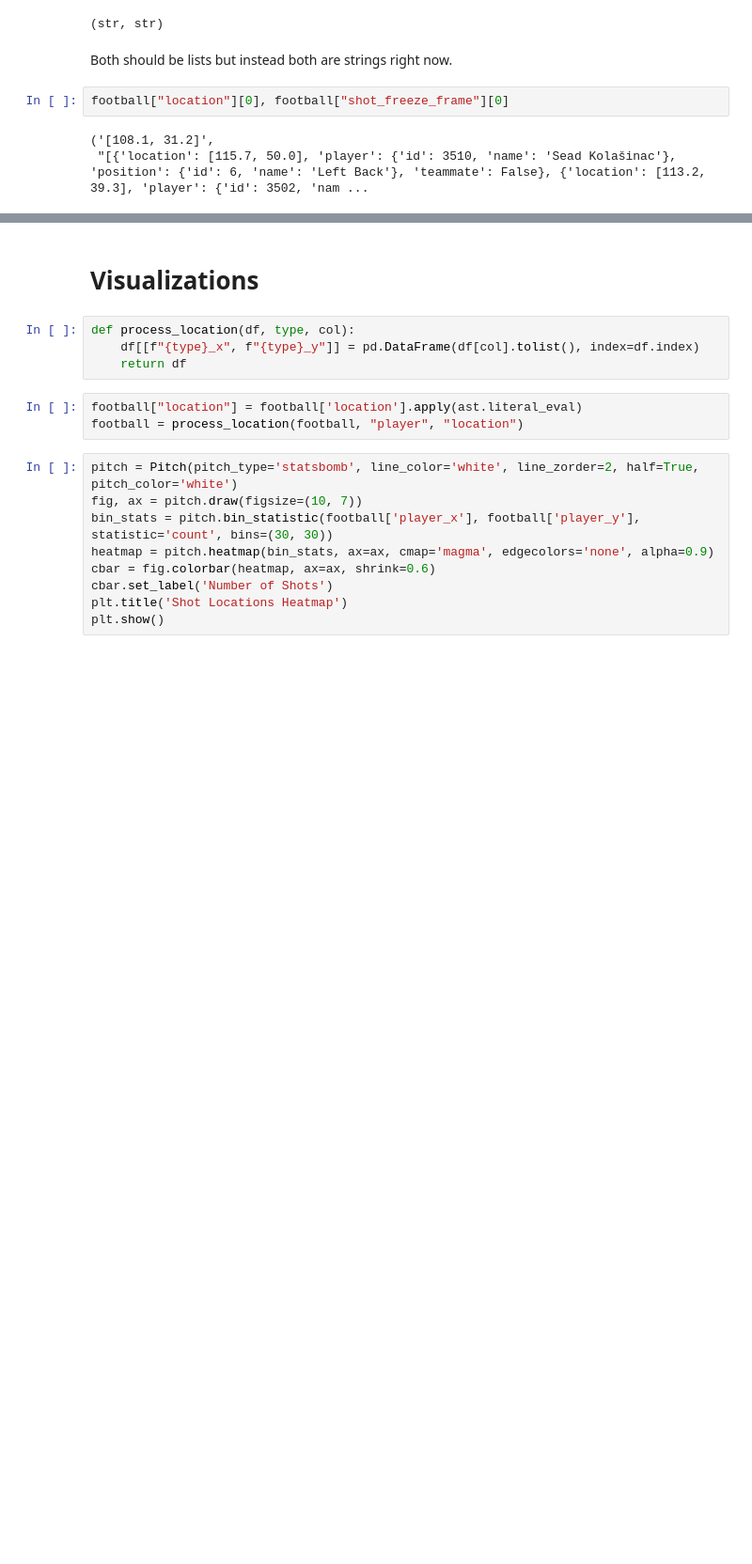
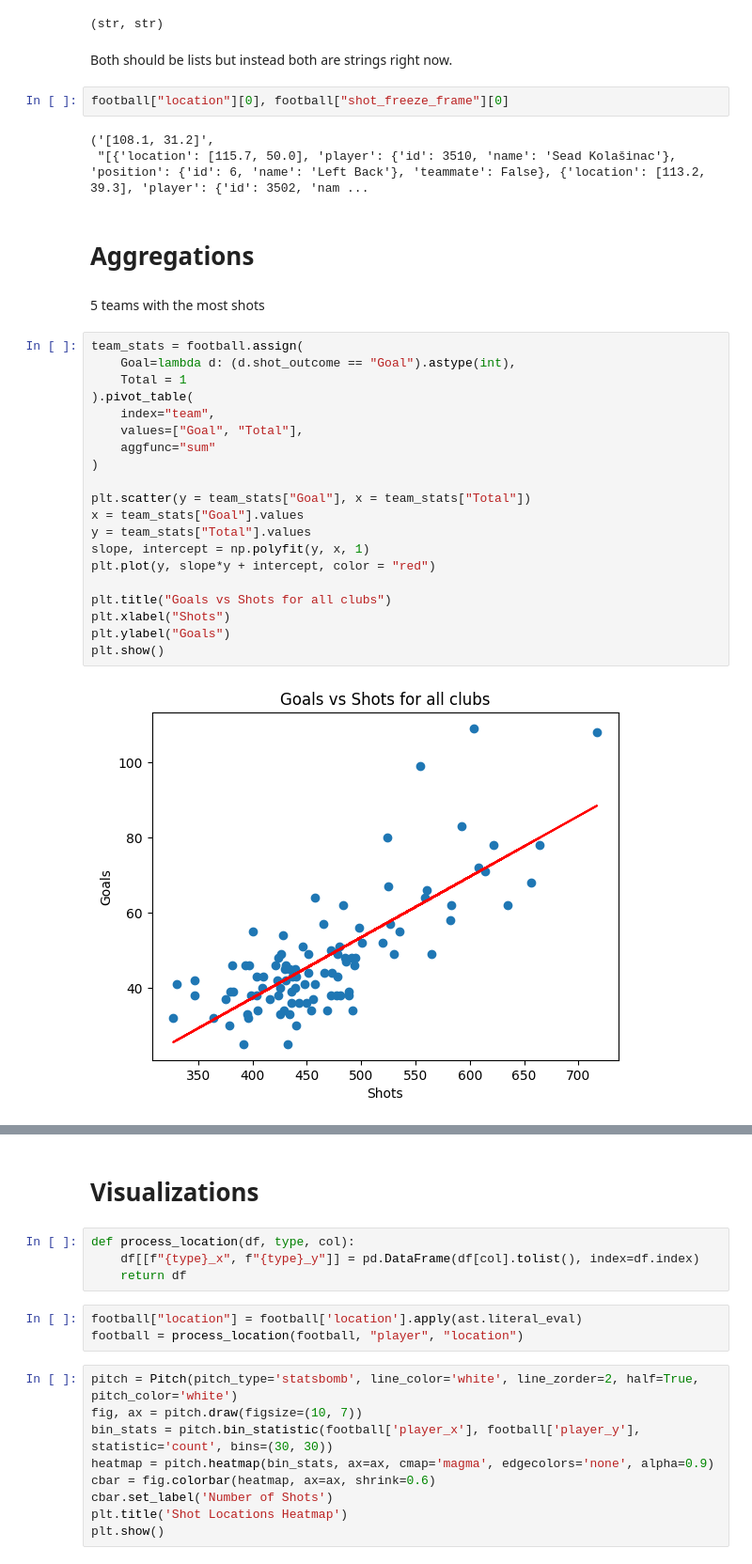
Before and after one commit to kaspar-soukup/expected_goals, a Jupyter notebook: Expected-Goals/notebooks/EDA.ipynb, the cells around one changed output, grey strips where cells are left out. Shown at 94% size. Saved outputs shown, nothing was run; the diff lists cells and outputs as text; blank space fills up the shorter version.

```diff
--- a/Expected-Goals/notebooks/EDA.ipynb
+++ b/Expected-Goals/notebooks/EDA.ipynb
@@ -182,3 +182,29 @@ football["location"][0], football["shot_freeze_frame"][0]
 # %% [output]
 ('[108.1, 31.2]',
  "[{'location': [115.7, 50.0], 'player': {'id': 3510, 'name': 'Sead Kolašinac'}, 'position': {'id': 6, 'name': 'Left Back'}, 'teammate': False}, {'location': [113.2, 39.3], 'player': {'id': 3502, 'nam ...
+# %% [markdown]
+# Aggregations
+# %% [markdown]
+5 teams with the most shots
+# %%
+team_stats = football.assign(
+    Goal=lambda d: (d.shot_outcome == "Goal").astype(int),
+    Total = 1
+).pivot_table(
+    index="team",
+    values=["Goal", "Total"],
+    aggfunc="sum"
+)
+
+plt.scatter(y = team_stats["Goal"], x = team_stats["Total"])
+x = team_stats["Goal"].values
+y = team_stats["Total"].values
+slope, intercept = np.polyfit(y, x, 1)
+plt.plot(y, slope*y + intercept, color = "red")
+
+plt.title("Goals vs Shots for all clubs")
+plt.xlabel("Shots")
+plt.ylabel("Goals")
+plt.show()
+# %% [output]
+[figure, added]
```
Also changed, not shown: parts of 8 cells of this notebook.
